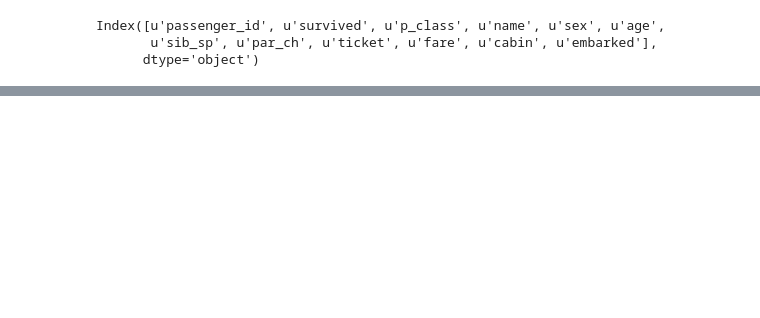
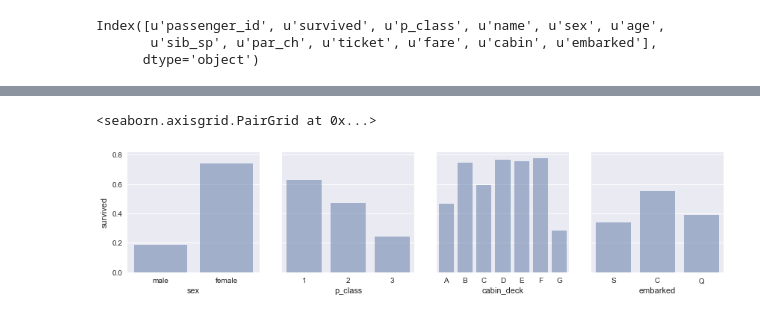
Before and after one commit to joshtice/Titanic_project, a Jupyter notebook: Titanic.ipynb, the cells around one changed output, grey strips where cells are left out. Drawn from its saved outputs; the diff is of its cells as text; code cells hidden in the pictures; blank space fills up the shorter version.

```diff
--- a/Titanic.ipynb
+++ b/Titanic.ipynb
@@ -178,0 +115,13 @@ Decision:
+# %%
+# Extract the deck value from the cabin value and create a separate column
+deck_re = re.compile(r'[A-G]\d+')
+df['cabin_deck'] = np.nan
+df['cabin_deck'] = df['cabin_deck'].astype('category', categories=['A', 'B', 'C', 'D', 'E', 'F', 'G'], ordered=True)
+for i, cabin in df['cabin'].iteritems():
+    if deck_re.search(str(cabin)):
+        deck = deck_re.search(cabin).group()[0]
+        df.loc[i, 'cabin_deck'] = deck
+    else:
+        continue
+
+df.cabin_deck.dropna().unique()
@@ -178,0 +158,6 @@ Decision:
+# %%
+g = sns.PairGrid(data=df, x_vars=['sex', 'p_class', 'cabin_deck', 'embarked'], y_vars='survived', size=3)
+g.map(sns.barplot, ci=None, alpha = 0.5)
+# %% [output]
+<seaborn.axisgrid.PairGrid at 0x...>
+[figure, added]
```
Also changed, not shown: parts of 52 cells of this notebook, 1 other file.
